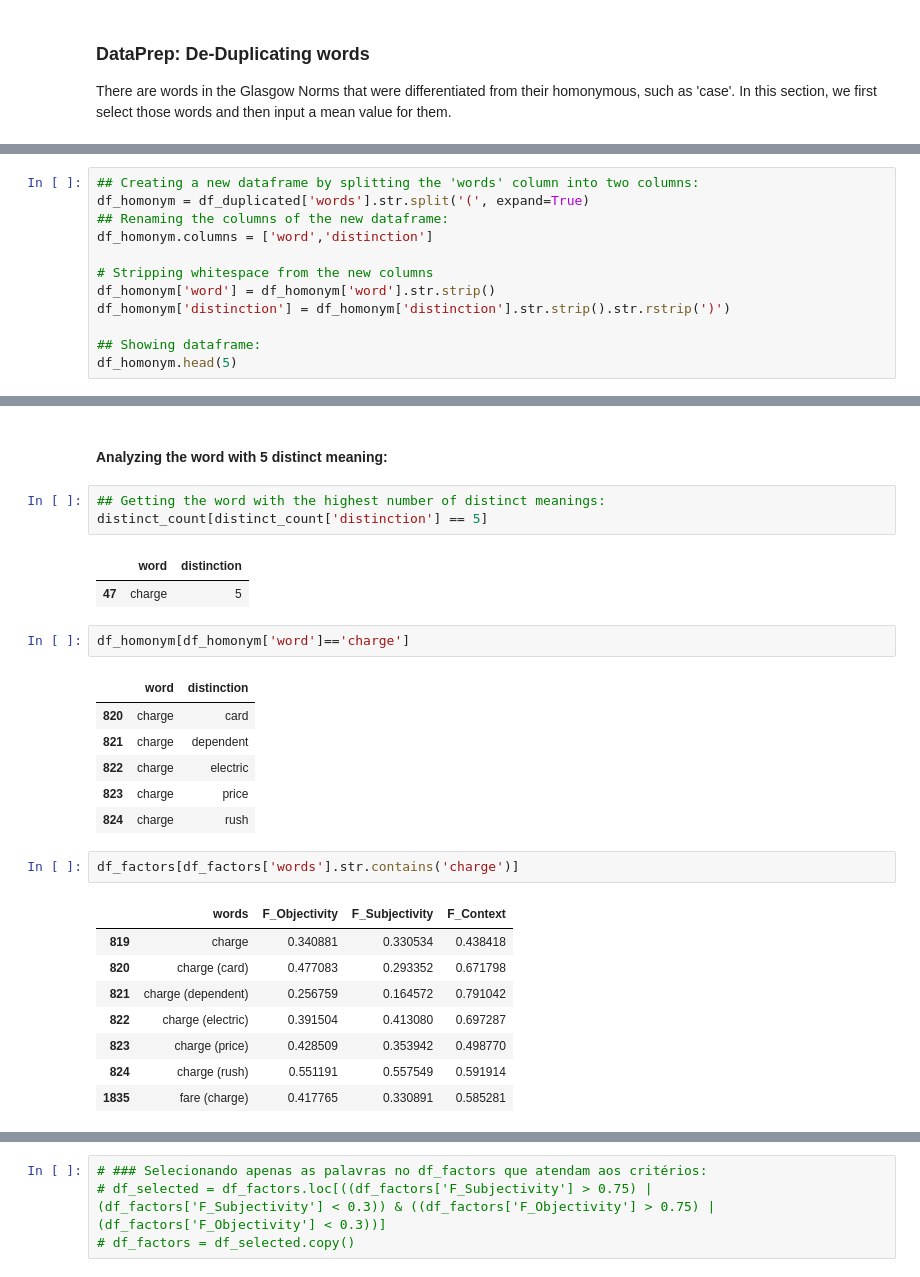
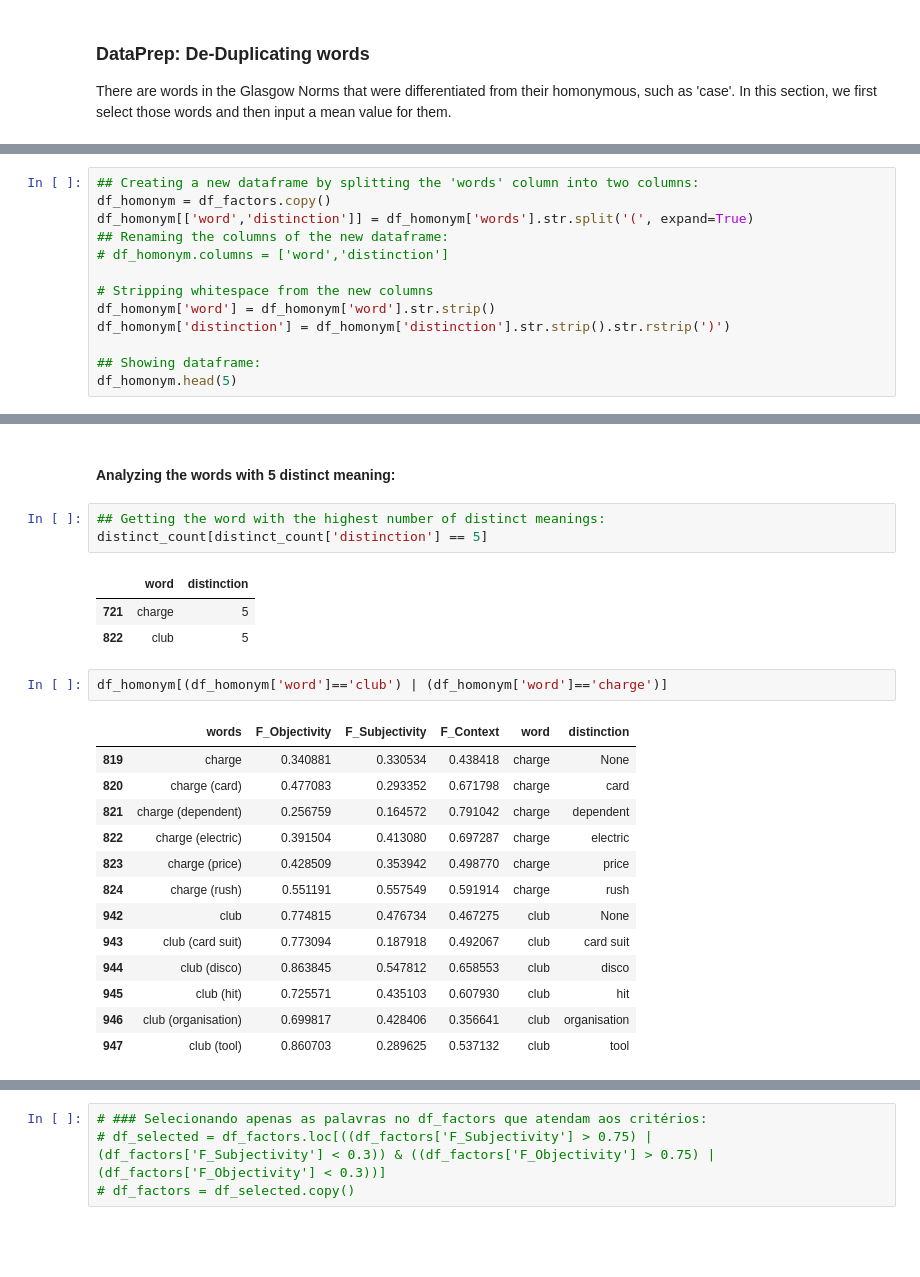
Before and after one commit to tbnsilveira/semantic_classifier, a Jupyter notebook: notebooks/Exp01_SCA_WE.ipynb, the cells around one changed output, grey strips where cells are left out. Saved outputs shown, nothing was run; the diff lists cells and outputs as text; blank space fills up the shorter version.

Commit message:
filtered non-unique words from SCA

```diff
--- a/notebooks/Exp01_SCA_WE.ipynb
+++ b/notebooks/Exp01_SCA_WE.ipynb
@@ -126,8 +108,9 @@ df_duplicated.head(10)
 # %%
 ## Creating a new dataframe by splitting the 'words' column into two columns:
-df_homonym = df_duplicated['words'].str.split('(', expand=True)
+df_homonym = df_factors.copy()
+df_homonym[['word','distinction']] = df_homonym['words'].str.split('(', expand=True)
 ## Renaming the columns of the new dataframe:
-df_homonym.columns = ['word','distinction']
+# df_homonym.columns = ['word','distinction']
 
 # Stripping whitespace from the new columns
 df_homonym['word'] = df_homonym['word'].str.strip()
@@ -166,28 +146,25 @@ pivot_table
 # %% [markdown]
-#### Analyzing the word with 5 distinct meaning:
+#### Analyzing the words with 5 distinct meaning:
 # %%
 ## Getting the word with the highest number of distinct meanings:
 distinct_count[distinct_count['distinction'] == 5]
 # %% [output]
 |  | word | distinction |
-| 47 | charge | 5 |
+| 721 | charge | 5 |
+| 822 | club | 5 |
 # %%
-df_homonym[df_homonym['word']=='charge']
+df_homonym[(df_homonym['word']=='club') | (df_homonym['word']=='charge')]
 # %% [output]
-|  | word | distinction |
-| 820 | charge | card |
-| 821 | charge | dependent |
-| 822 | charge | electric |
-| 823 | charge | price |
-| 824 | charge | rush |
+|  | words | F_Objectivity | F_Subjectivity | F_Context | word | distinction |
+| 819 | charge | 0.340881 | 0.330534 | 0.438418 | charge | None |
+| 820 | charge (card) | 0.477083 | 0.293352 | 0.671798 | charge | card |
+| 821 | charge (dependent) | 0.256759 | 0.164572 | 0.791042 | charge | dependent |
+| 822 | charge (electric) | 0.391504 | 0.413080 | 0.697287 | charge | electric |
+| 823 | charge (price) | 0.428509 | 0.353942 | 0.498770 | charge | price |
+| 824 | charge (rush) | 0.551191 | 0.557549 | 0.591914 | charge | rush |
+| 942 | club | 0.774815 | 0.476734 | 0.467275 | club | None |
+| 943 | club (card suit) | 0.773094 | 0.187918 | 0.492067 | club | card suit |
+| 944 | club (disco) | 0.863845 | 0.547812 | 0.658553 | club | disco |
+| 945 | club (hit) | 0.725571 | 0.435103 | 0.607930 | club | hit |
+| 946 | club (organisation) | 0.699817 | 0.428406 | 0.356641 | club | organisation |
+| 947 | club (tool) | 0.860703 | 0.289625 | 0.537132 | club | tool |
-# %%
-df_factors[df_factors['words'].str.contains('charge')]
-# %% [output]
-|  | words | F_Objectivity | F_Subjectivity | F_Context |
-| 819 | charge | 0.340881 | 0.330534 | 0.438418 |
-| 820 | charge (card) | 0.477083 | 0.293352 | 0.671798 |
-| 821 | charge (dependent) | 0.256759 | 0.164572 | 0.791042 |
-| 822 | charge (electric) | 0.391504 | 0.413080 | 0.697287 |
-| 823 | charge (price) | 0.428509 | 0.353942 | 0.498770 |
-| 824 | charge (rush) | 0.551191 | 0.557549 | 0.591914 |
-| 1835 | fare (charge) | 0.417765 | 0.330891 | 0.585281 |
```
Also changed, not shown: parts of 13 cells of this notebook.
